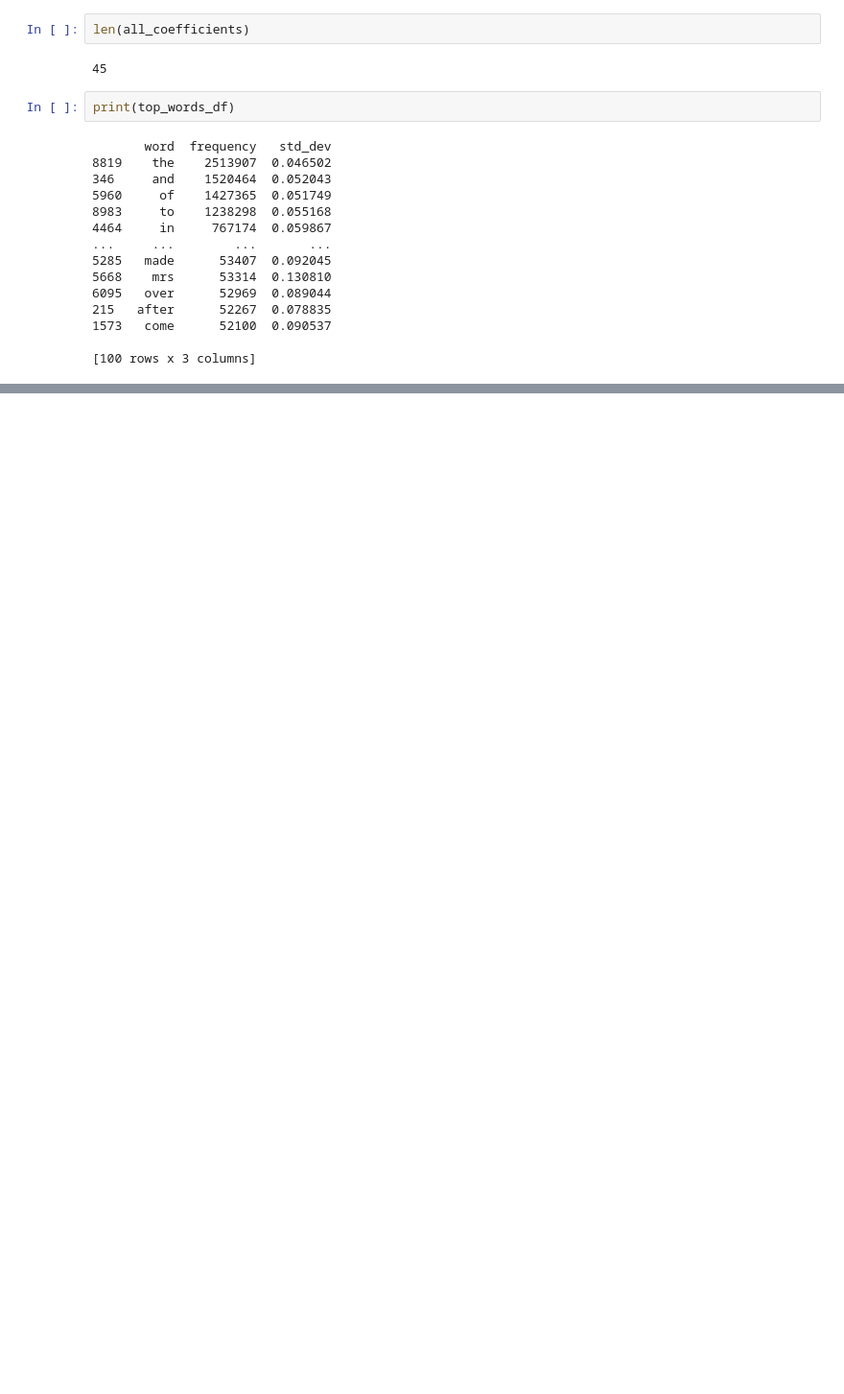
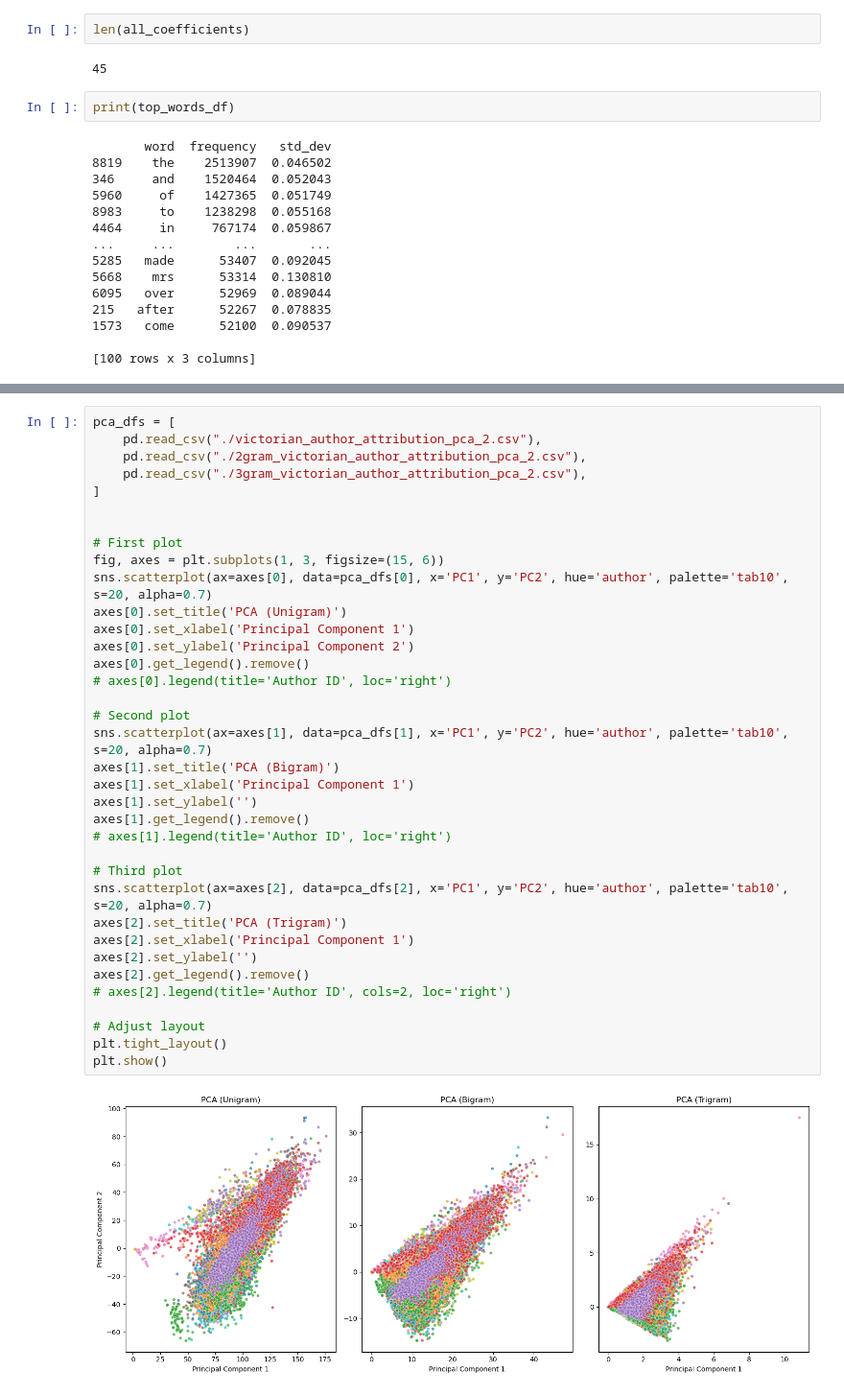
Before and after one commit to kenning/vic-uni-vic-data, a Jupyter notebook: vic-pandas.ipynb, the cells around one changed output, grey strips where cells are left out. Shown at 96% size. Saved outputs shown, nothing was run; the diff lists cells and outputs as text; blank space fills up the shorter version.

```diff
--- a/vic-pandas.ipynb
+++ b/vic-pandas.ipynb
@@ -300,0 +327,38 @@ Words only in top_std_dev_df: {'however', 'though', 'sir', 'thing', 'god', 'bein
+# %%
+pca_dfs = [
+    pd.read_csv("./victorian_author_attribution_pca_2.csv"),
+    pd.read_csv("./2gram_victorian_author_attribution_pca_2.csv"),
+    pd.read_csv("./3gram_victorian_author_attribution_pca_2.csv"),
+]
+
+
+# First plot
+fig, axes = plt.subplots(1, 3, figsize=(15, 6))
+sns.scatterplot(ax=axes[0], data=pca_dfs[0], x='PC1', y='PC2', hue='author', palette='tab10', s=20, alpha=0.7)
+axes[0].set_title('PCA (Unigram)')
+axes[0].set_xlabel('Principal Component 1')
+axes[0].set_ylabel('Principal Component 2')
+axes[0].get_legend().remove()
+# axes[0].legend(title='Author ID', loc='right')
+
+# Second plot
+sns.scatterplot(ax=axes[1], data=pca_dfs[1], x='PC1', y='PC2', hue='author', palette='tab10', s=20, alpha=0.7)
+axes[1].set_title('PCA (Bigram)')
+axes[1].set_xlabel('Principal Component 1')
+axes[1].set_ylabel('')
+axes[1].get_legend().remove()
+# axes[1].legend(title='Author ID', loc='right')
+
+# Third plot
+sns.scatterplot(ax=axes[2], data=pca_dfs[2], x='PC1', y='PC2', hue='author', palette='tab10', s=20, alpha=0.7)
+axes[2].set_title('PCA (Trigram)')
+axes[2].set_xlabel('Principal Component 1')
+axes[2].set_ylabel('')
+axes[2].get_legend().remove()
+# axes[2].legend(title='Author ID', cols=2, loc='right')
+
+# Adjust layout
+plt.tight_layout()
+plt.show()
+# %% [output]
+[figure, added]
```
Also changed, not shown: parts of 17 cells of this notebook, 18 other files.
